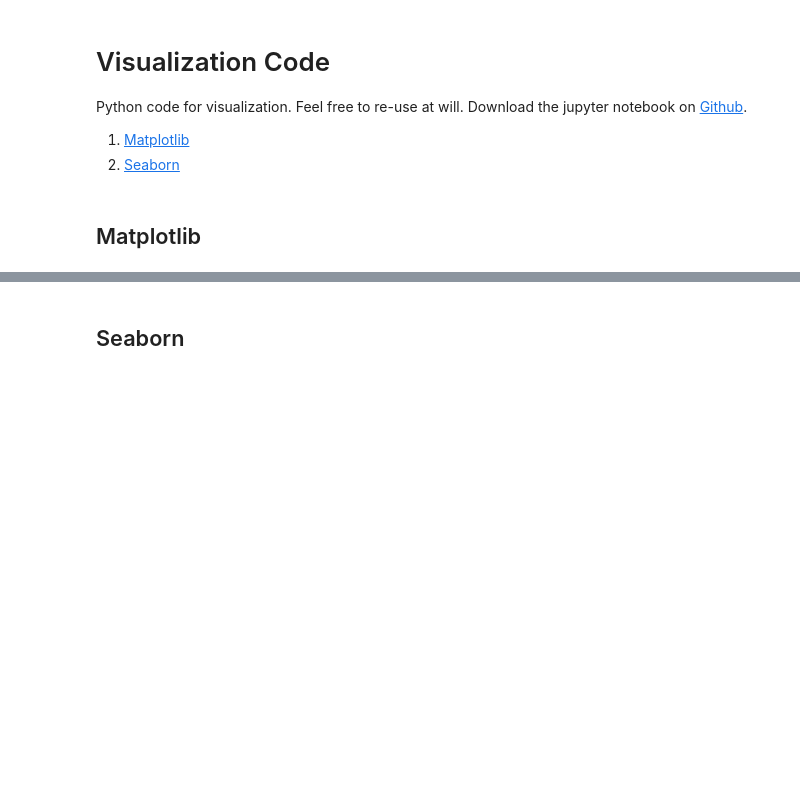
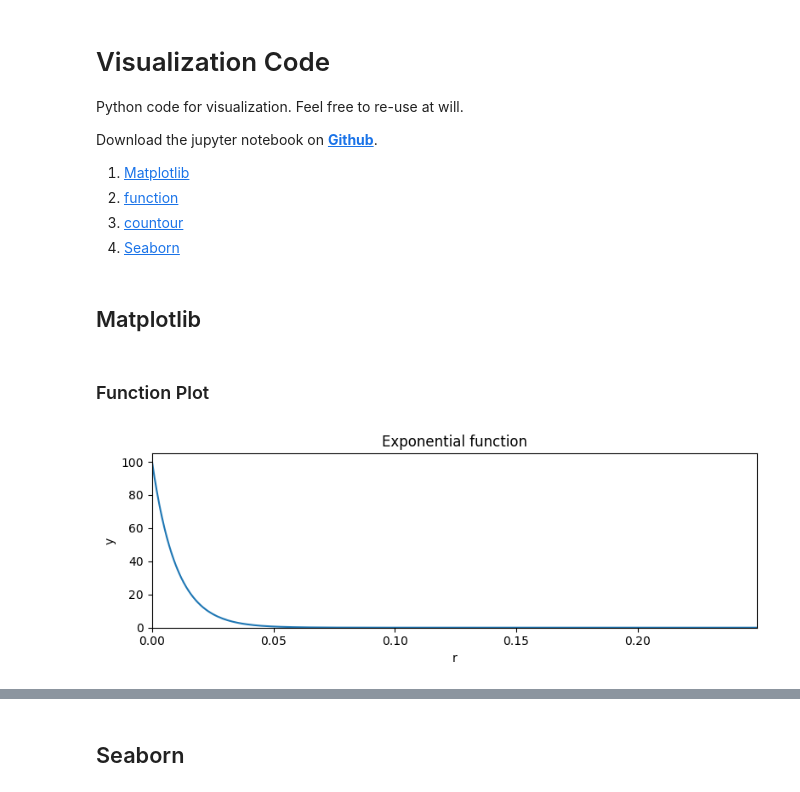
Before and after one commit to jpchen/makeplot, a Jupyter notebook: plots.ipynb, the cells around one changed output, grey strips where cells are left out. Drawn from its saved outputs; the diff is of its cells as text; code cells hidden in the pictures; blank space fills up the shorter version.

Commit message:
add fn and contour plots

```diff
--- a/plots.ipynb
+++ b/plots.ipynb
@@ -1,8 +1,12 @@
 # %% [markdown]
 # Visualization Code
-Python code for visualization.  Feel free to re-use at will.  Download the jupyter notebook on [Github](https://github.com/jpchen/makeplot).
+Python code for visualization.  Feel free to re-use at will.
+
+Download the jupyter notebook on **[Github](https://github.com/jpchen/makeplot)**.
 
 1. [Matplotlib](#Matplotlib)
+  1. [function](#Function)
+  2. [countour](#Countour-plot)
 2. [Seaborn](#Seaborn)
 # %%
 import math
@@ -17,0 +22,23 @@ import pandas as pd
+# %% [markdown]
+### Function Plot
+# %%
+# ---- load data ----
+# note this uses pytorch and pyro to plot distributions, but can be replaced
+# with any other data
+import torch
+import pyro
+import pyro.distributions as dist
+
+radii = torch.arange(0, 0.25, 0.001).detach()
+d = dist.Exponential(1 / 1e-2)
+prob = d.log_prob(radii).detach().exp()
+plt.figure(figsize=(8, 3), dpi=100).patch.set_color('white')
+plt.plot(radii.numpy(), prob.numpy())
+plt.xlim(0, radii.numpy().max())
+plt.ylim(0, prob.numpy().max() * 1.05)
+plt.xlabel('r')
+plt.ylabel('y')
+plt.title('Exponential function')
+plt.tight_layout();
+# %% [output]
+[figure, added]
```
Also changed, not shown: parts of 5 cells of this notebook, 1 other file.
